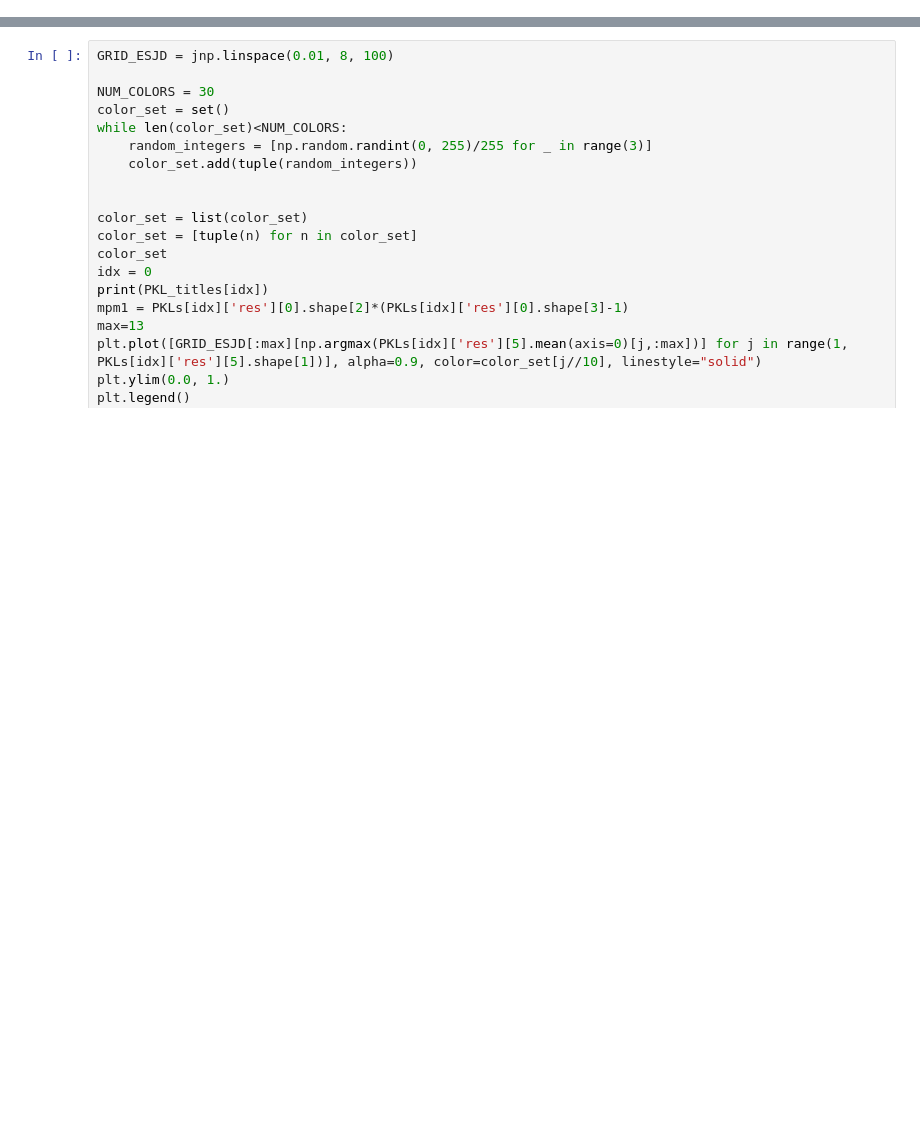
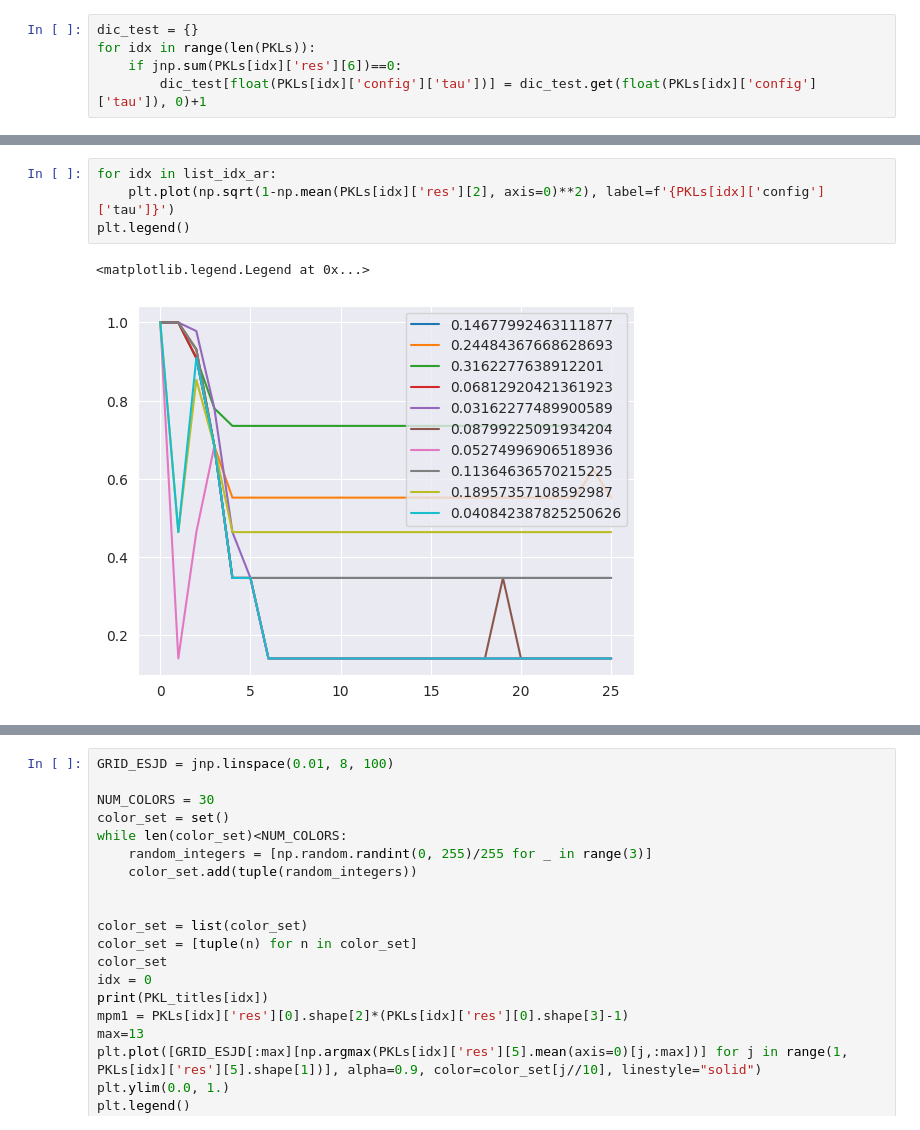
Before and after one commit to ylefay/adaptive_smc_tempering, a Jupyter notebook: adaptive_smc/experiments/read.ipynb, the cells around one changed output, grey strips where cells are left out. Saved outputs shown, nothing was run; the diff lists cells and outputs as text; blank space fills up the shorter version.

```diff
--- a/adaptive_smc/experiments/read.ipynb
+++ b/adaptive_smc/experiments/read.ipynb
@@ -54 +79,6 @@ plt.legend()
+# %%
+dic_test = {}
+for idx in range(len(PKLs)):
+    if jnp.sum(PKLs[idx]['res'][6])==0:
+        dic_test[float(PKLs[idx]['config']['tau'])] = dic_test.get(float(PKLs[idx]['config']['tau']), 0)+1
 # %%
@@ -57,0 +92,7 @@ Array(0.20000374, dtype=float32)
+# %%
+for idx in list_idx_ar:
+    plt.plot(np.sqrt(1-np.mean(PKLs[idx]['res'][2], axis=0)**2), label=f'{PKLs[idx]['config']['tau']}')
+plt.legend()
+# %% [output]
+<matplotlib.legend.Legend at 0x...>
+[figure, added]
```
Also changed, not shown: parts of 10 cells of this notebook, 6 other files.
